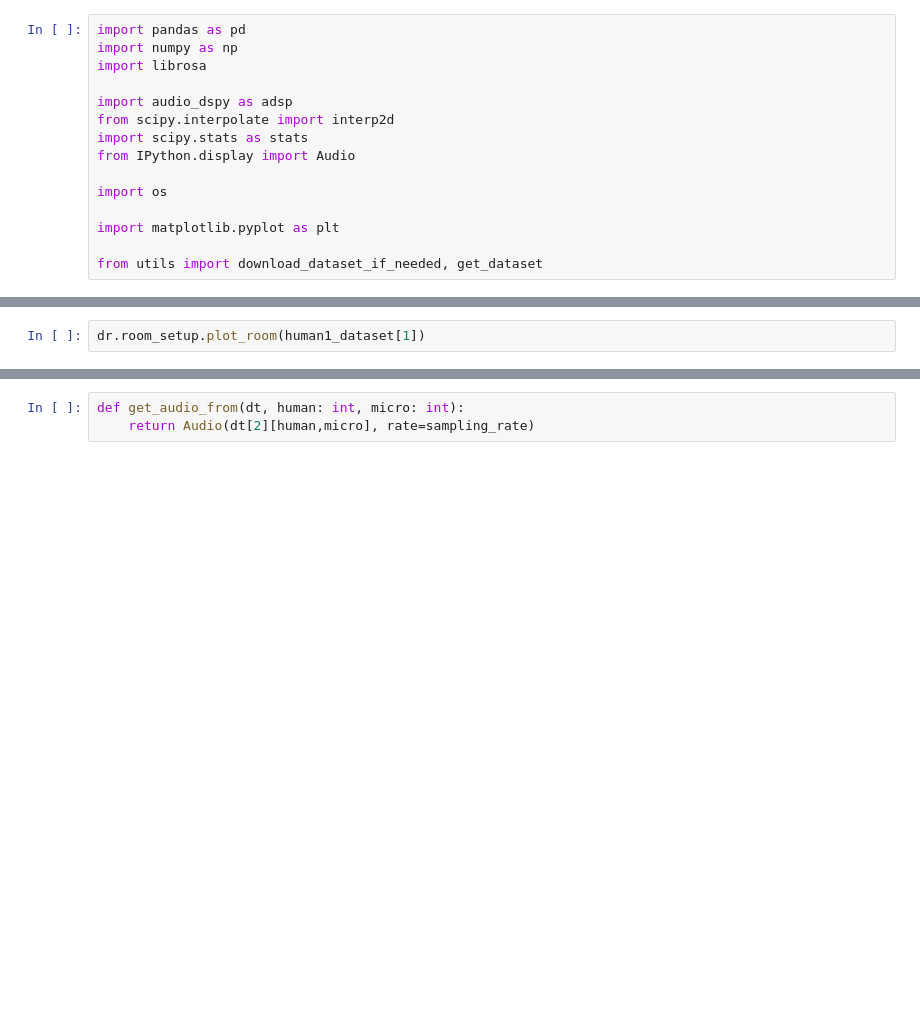
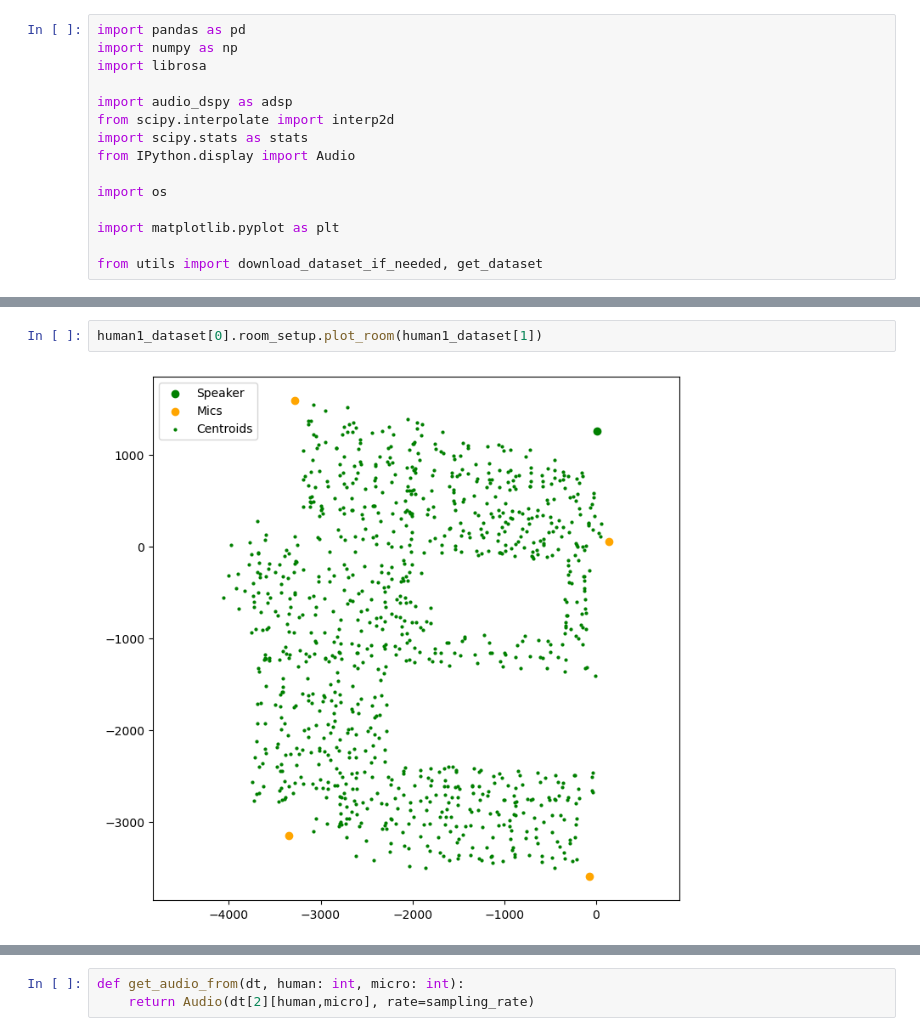
Before and after one commit to LilianSchall/datahack-accoustic, a Jupyter notebook: RoomVisualization.ipynb, the cells around one changed output, grey strips where cells are left out. Cells and saved outputs as stored; diff of their text form; blank space fills up the shorter version.

```diff
--- a/RoomVisualization.ipynb
+++ b/RoomVisualization.ipynb
@@ -36,2 +51,4 @@ human1_dataset = get_dataset("centroid.npy", "deconvoled_trim.npy", os.path.join
 # %%
-dr.room_setup.plot_room(human1_dataset[1])
+human1_dataset[0].room_setup.plot_room(human1_dataset[1])
+# %% [output]
+[figure, added]
```
Also changed, not shown: parts of 12 cells of this notebook, 3 other files.
